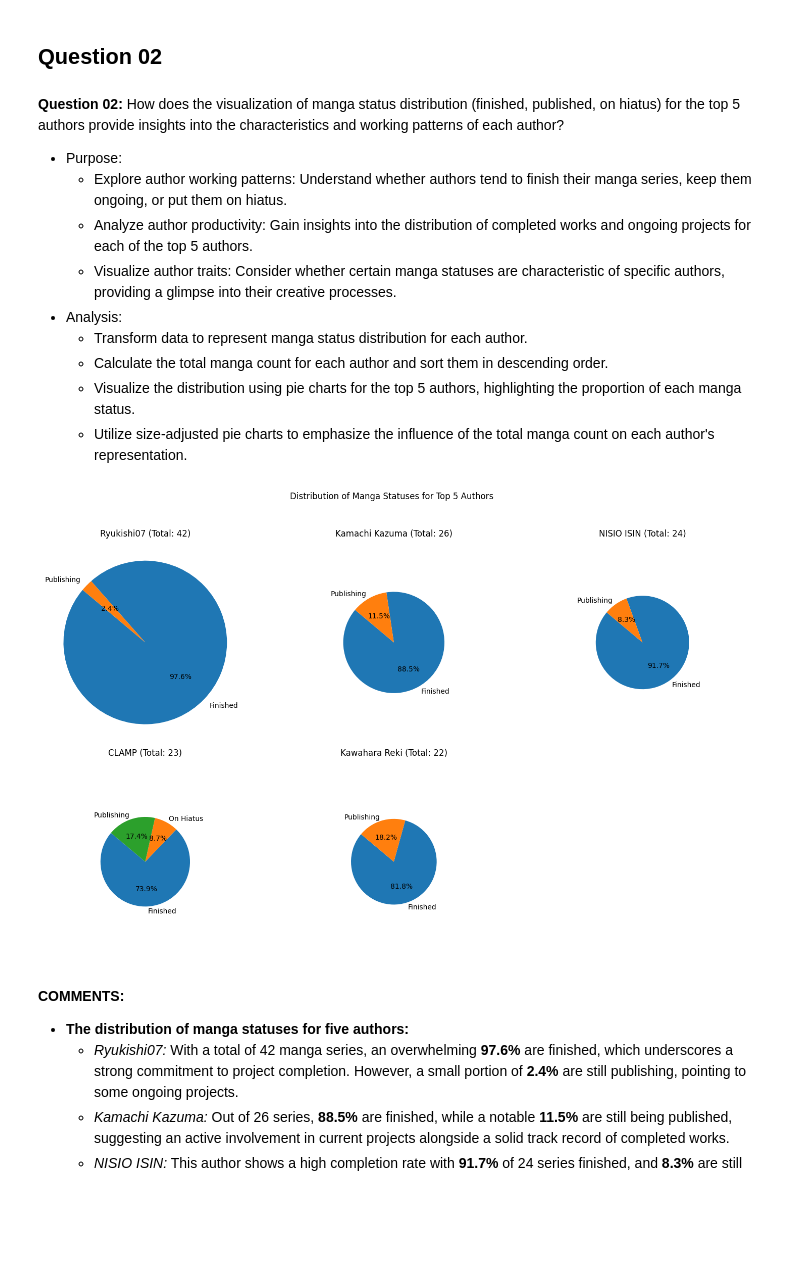
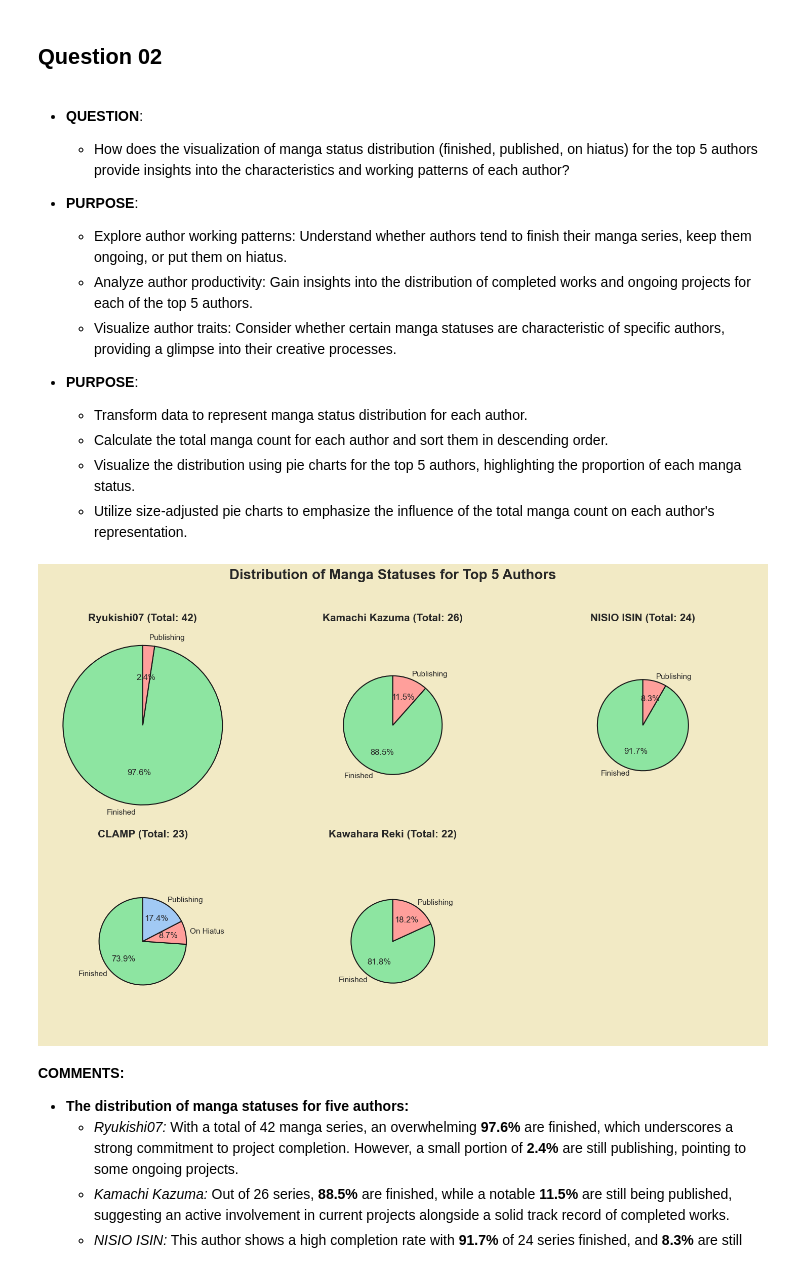
Before and after one commit to duongtruongbinh/IntroDS_FinalProject, a Jupyter notebook: src/Asking_Questions_and_Analyzing.ipynb, the cells around one changed output. Drawn from its saved outputs; the diff is of its cells as text; code cells hidden in the pictures; blank space fills up the shorter version.

```diff
--- a/src/Asking_Questions_and_Analyzing.ipynb
+++ b/src/Asking_Questions_and_Analyzing.ipynb
@@ -79,10 +83,12 @@ memory usage: 813.9+ KB
 # %%
 # Calculating correlation coefficients
+sns.set(rc={"axes.facecolor":"#F2EAC5","figure.facecolor":"#F2EAC5"})
 manga_copy_df = manga_df.copy()
 correlation_matrix = manga_copy_df[['Chapters', 'Volumes', 'Members', 'Favorite']].corr()
 
 plt.figure(figsize=(10, 8))
-sns.heatmap(correlation_matrix, annot=True, cmap='coolwarm', fmt='.2f')
-plt.title('Correlation Matrix')
+cmap = sns.diverging_palette(0, 230, 90, 60, as_cmap=True)
+sns.heatmap(correlation_matrix, annot=True, cmap=cmap, fmt='.2f', linewidths=.5, linecolor='w',annot_kws=dict(color="white"))
+plt.title('Correlation Matrix\n', fontsize=20, weight='bold')
 plt.show()
 # %% [output]
@@ -135,16 +141,19 @@ The correlation matrix and trendline plots provide insights into the relationshi
 # %% [markdown]
 ## Question 02 <a class="anchor" id="Question 02"></a>
 # %% [markdown]
-**Question 02:** How does the visualization of manga status distribution (finished, published, on hiatus) for the top 5 authors provide insights into the characteristics and working patterns of each author?
-+ Purpose:
-    + Explore author working patterns: Understand whether authors tend to finish their manga series, keep them ongoing, or put them on hiatus.
-    + Analyze author productivity: Gain insights into the distribution of completed works and ongoing projects for each of the top 5 authors.
-    + Visualize author traits: Consider whether certain manga statuses are characteristic of specific authors, providing a glimpse into their creative processes.
-+ Analysis:
-    + Transform data to represent manga status distribution for each author.
-    + Calculate the total manga count for each author and sort them in descending order.
-    + Visualize the distribution using pie charts for the top 5 authors, highlighting the proportion of each manga status.
-    + Utilize size-adjusted pie charts to emphasize the influence of the total manga count on each author's representation.
++ **QUESTION**:
+    + How does the visualization of manga status distribution (finished, published, on hiatus) for the top 5 authors provide insights into the characteristics and working patterns of each author?
+
++ **PURPOSE**:
+   + Explore author working patterns: Understand whether authors tend to finish their manga series, keep them ongoing, or put them on hiatus.
+   + Analyze author productivity: Gain insights into the distribution of completed works and ongoing projects for each of the top 5 authors.
+   + Visualize author traits: Consider whether certain manga statuses are characteristic of specific authors, providing a glimpse into their creative processes.
+
++ **PURPOSE**:
+   + Transform data to represent manga status distribution for each author.
+   + Calculate the total manga count for each author and sort them in descending order.
+   + Visualize the distribution using pie charts for the top 5 authors, highlighting the proportion of each manga status.
+   + Utilize size-adjusted pie charts to emphasize the influence of the total manga count on each author's representation.
 # %%
 manga_copy_df = manga_df.copy()
 
@@ -162,34 +171,36 @@ author_status_distribution = author_status_distribution.sort_values(by='Total Ma
 # %%
 top_5_authors = author_status_distribution.head(5)
 
 fig = plt.figure(figsize=(15, 10))
-fig.suptitle('Distribution of Manga Statuses for Top 5 Authors')
+fig.suptitle('Distribution of Manga Statuses for Top 5 Authors',fontsize=20, weight='bold')
+
+colors = ['#8de5a1','#ff9f9b','#a1c9f4', '#8de5a1', '#ff9f9b', '#d0bbff']
 
 def autopct_format(values):
     def my_format(pct):
         return ('%.1f%%' % pct) if pct > 0 else ''
     return my_format
 
 for i, (author, data) in enumerate(top_5_authors.iterrows()):
     data = data.drop('Total Manga')
     # Only plot non-zero values
     non_zero_data = data[data > 0]
 
     ax = fig.add_subplot(2, 3, i+1)
 
     total_manga = top_5_authors.loc[author, 'Total Manga']
     size_factor = total_manga / top_5_authors['Total Manga'].max()
-    ax.pie(non_zero_data, labels=non_zero_data.index, autopct=autopct_format(non_zero_data), startangle=140, radius=size_factor)
-    ax.set_title(f'{author} (Total: {total_manga})')
+    ax.pie(non_zero_data, labels=non_zero_data.index, autopct=autopct_format(non_zero_data), startangle=90, radius=size_factor,colors=colors,wedgeprops={"edgecolor":"k",'linewidth': 1.5})
+    ax.set_title(f'{author} (Total: {total_manga})', fontsize=15, weight='bold')
 
 # Hide the unused subplots
 for j in range(i+1, 6):
     fig.add_subplot(2, 3, j+1).axis('off')
 
 plt.tight_layout(rect=[0, 0.03, 1, 0.95])
 plt.show()
 # %% [output]
-[figure, old version]
+[figure, new version]
 # %% [markdown]
 **COMMENTS:**
 + **The distribution of manga statuses for five authors:**
```
Also changed, not shown: parts of 30 cells of this notebook, 2 other files.
